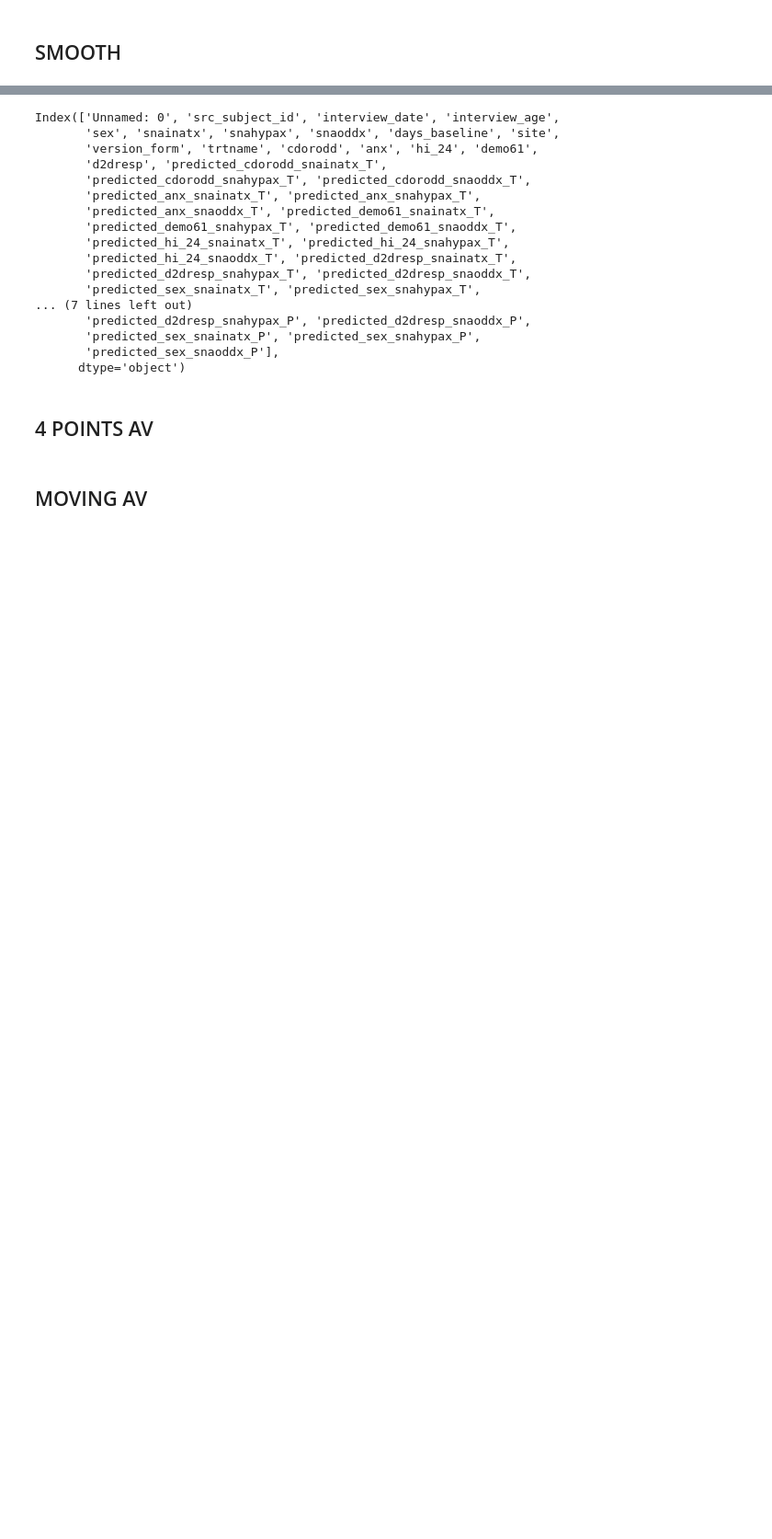
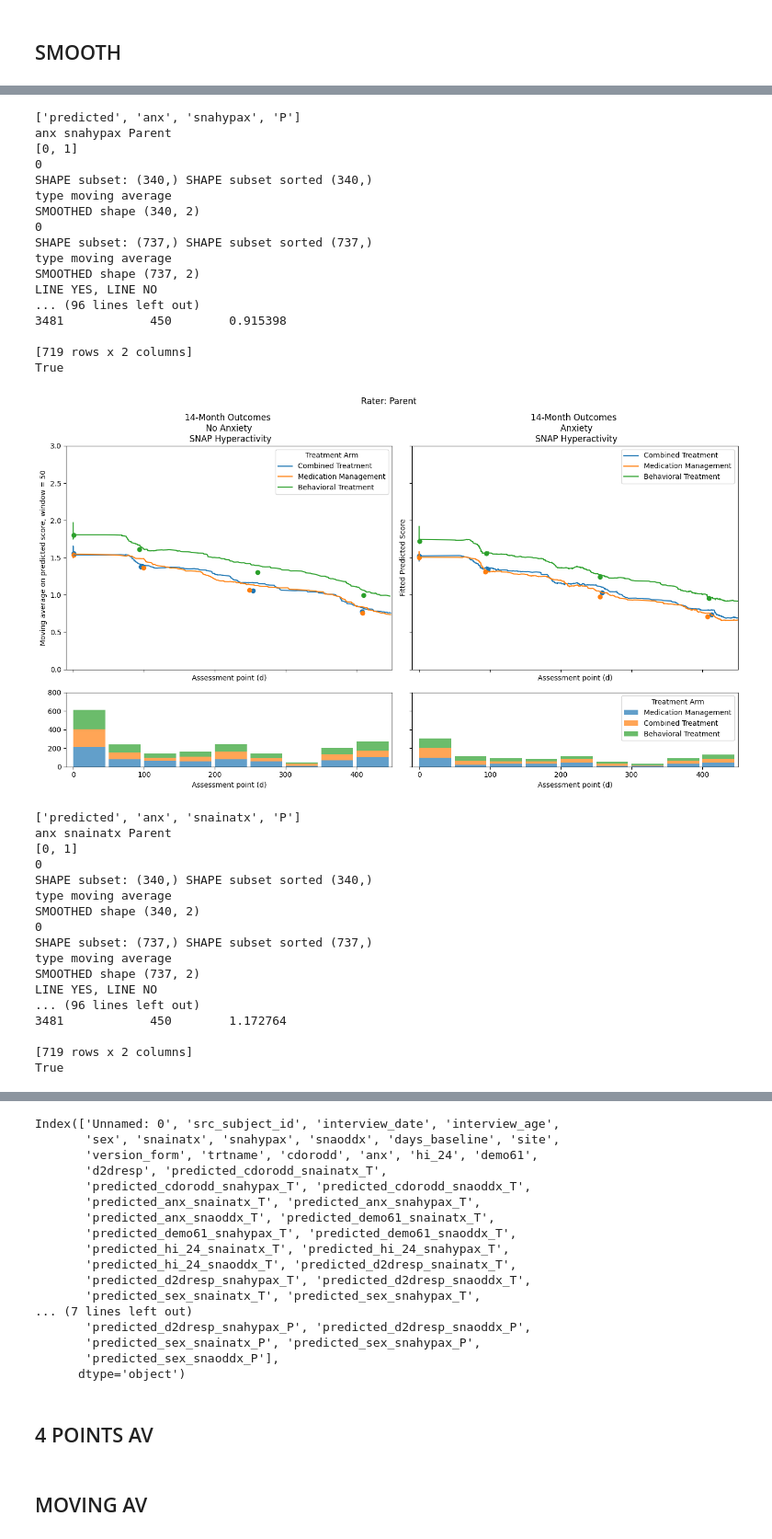
Before and after one commit to ALINA991/ADHD_fMRI, a Jupyter notebook: MTA/mta_mediators_2.ipynb, the cells around one changed output, grey strips where cells are left out. Shown at 92% size. Saved outputs shown, nothing was run; the diff lists cells and outputs as text; code cells hidden in the pictures; blank space fills up the shorter version.

```diff
--- a/MTA/mta_mediators_2.ipynb
+++ b/MTA/mta_mediators_2.ipynb
@@ -668,0 +834,64 @@ raters
+# %%
+cols_replication = ['predicted_anx_snahypax_P','predicted_anx_snainatx_P' , 'predicted_demo61_ssptossx_T', 'predicted_demo61_pcrcprx','predicted_d2dresp_snainatx_P' ]
+# %%
+raters_dict_rev = {"P": "Parent", "T": "Teacher"}
+# %%
+plot = True
+save_path =None #Path('/Users/alina/Desktop/MIT/code/data/output/figures/mediator_regression_14months')
+to_plot = qsts
+extract_results = True
+window = 50
+type_plot= 'mov_av' # smooth #four_pnt
+
+
+for col in cols_replication:
+    items = col.split("_")
+    print(items)
+    var_mod = items[1]
+    var_out = items[2]
+    rater = raters_dict_rev[items[3]] if len(items) > 3 else None
+    print(var_mod, var_out, rater)
+    if var_out.startswith("sna"):
+        data = data_dict["snap"]
+    elif var_out.startswith("ss"):
+        data = data_dict["ssrs"]
+    elif var_out.startswith("pc"):data = data_dict["pc"]
+
+
+    plot_RR_results(data, var_mod, var_out, med_values, type_plot=type_plot, window= window, timepoints_range=timepoints_range, trt_dict=trt_dict, rater=rater, xlim=xlim, ylim=ylim, show = plot, save_path=save_path)
+# %% [output]
+['predicted', 'anx', 'snahypax', 'P']
+anx snahypax Parent
+[0, 1]
+0
+SHAPE subset: (340,) SHAPE subset sorted (340,)
+type moving average
+SMOOTHED shape (340, 2)
+0
+SHAPE subset: (737,) SHAPE subset sorted (737,)
+type moving average
+SMOOTHED shape (737, 2)
+LINE YES, LINE NO
+... (96 lines left out)
+3481            450        0.915398
+
+[719 rows x 2 columns]
+True
+[figure, added]
+['predicted', 'anx', 'snainatx', 'P']
+anx snainatx Parent
+[0, 1]
+0
+SHAPE subset: (340,) SHAPE subset sorted (340,)
+type moving average
+SMOOTHED shape (340, 2)
+0
+SHAPE subset: (737,) SHAPE subset sorted (737,)
+type moving average
+SMOOTHED shape (737, 2)
+LINE YES, LINE NO
+... (96 lines left out)
+3481            450        1.172764
+
+[719 rows x 2 columns]
+True
```
Also changed, not shown: parts of 35 cells of this notebook, 5 other files.
